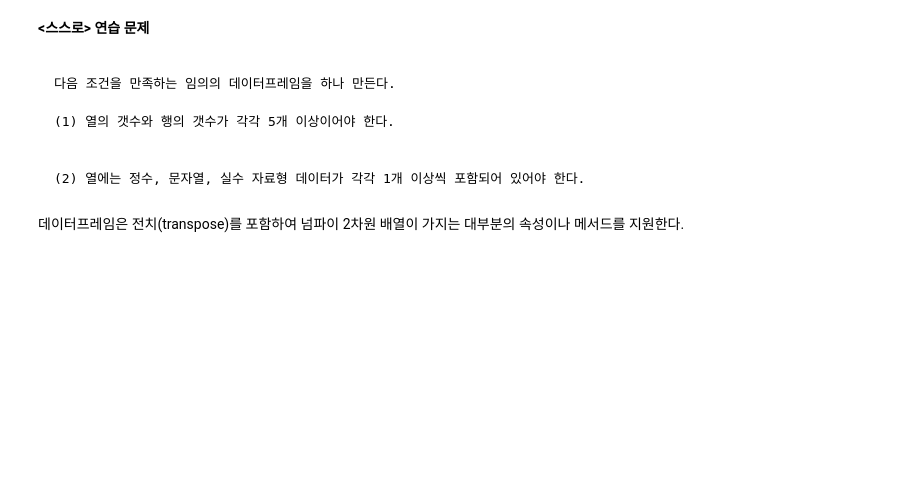
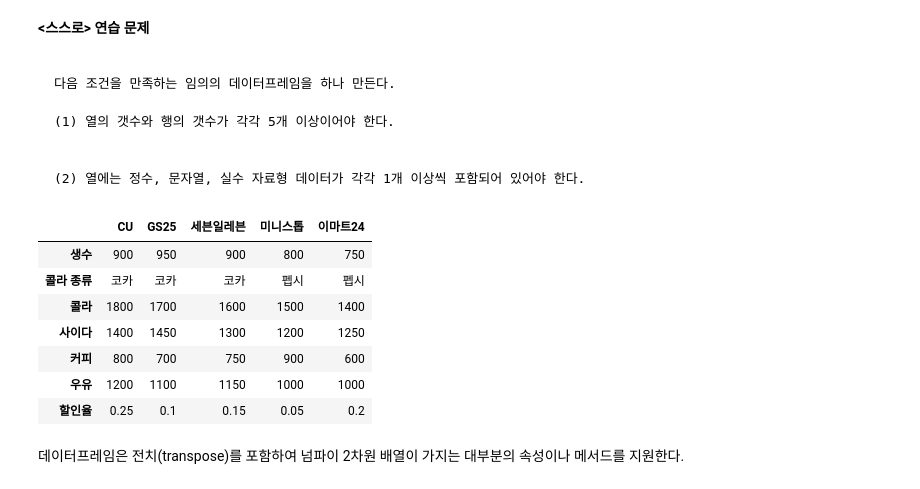
Before and after one commit to SWeat-python-weekend-study/Yeongbeom-Song, a Jupyter notebook: 210221-1.ipynb, the cells around one changed output. Saved outputs shown, nothing was run; the diff lists cells and outputs as text; code cells hidden in the pictures; blank space fills up the shorter version.

`````diff
--- a/210221-1.ipynb
+++ b/210221-1.ipynb
@@ -426,6 +459,29 @@ df
 
 (2) 열에는 정수, 문자열, 실수 자료형 데이터가 각각 1개 이상씩 포함되어 있어야 한다.
 ````
+# %%
+import pandas as pd
+import numpy as np
+import matplotlib.pyplot as plt
+
+store = pd.DataFrame({
+    "CU":         [900, "코카", 1800, 1400, 800, 1200, 0.25],
+    "GS25":       [950, "코카", 1700, 1450, 700, 1100, 0.10],
+    "세븐일레븐": [900, "코카", 1600, 1300, 750, 1150, 0.15],
+    "미니스톱":   [800, "펩시", 1500, 1200, 900, 1000, 0.05],
+    "이마트24":   [750, "펩시", 1400, 1250, 600, 1000, 0.20]
+}, index=["생수", "콜라 종류", "콜라", "사이다", "커피", "우유", "할인율"])
+
+store
+# %% [output]
+|  | CU | GS25 | 세븐일레븐 | 미니스톱 | 이마트24 |
+| 생수 | 900 | 950 | 900 | 800 | 750 |
+| 콜라 종류 | 코카 | 코카 | 코카 | 펩시 | 펩시 |
+| 콜라 | 1800 | 1700 | 1600 | 1500 | 1400 |
+| 사이다 | 1400 | 1450 | 1300 | 1200 | 1250 |
+| 커피 | 800 | 700 | 750 | 900 | 600 |
+| 우유 | 1200 | 1100 | 1150 | 1000 | 1000 |
+| 할인율 | 0.25 | 0.1 | 0.15 | 0.05 | 0.2 |
 # %% [markdown]
 데이터프레임은 전치(transpose)를 포함하여 넘파이 2차원 배열이 가지는 대부분의 속성이나 메서드를 지원한다.
 # %%
`````
Also changed, not shown: parts of 8 cells of this notebook.
